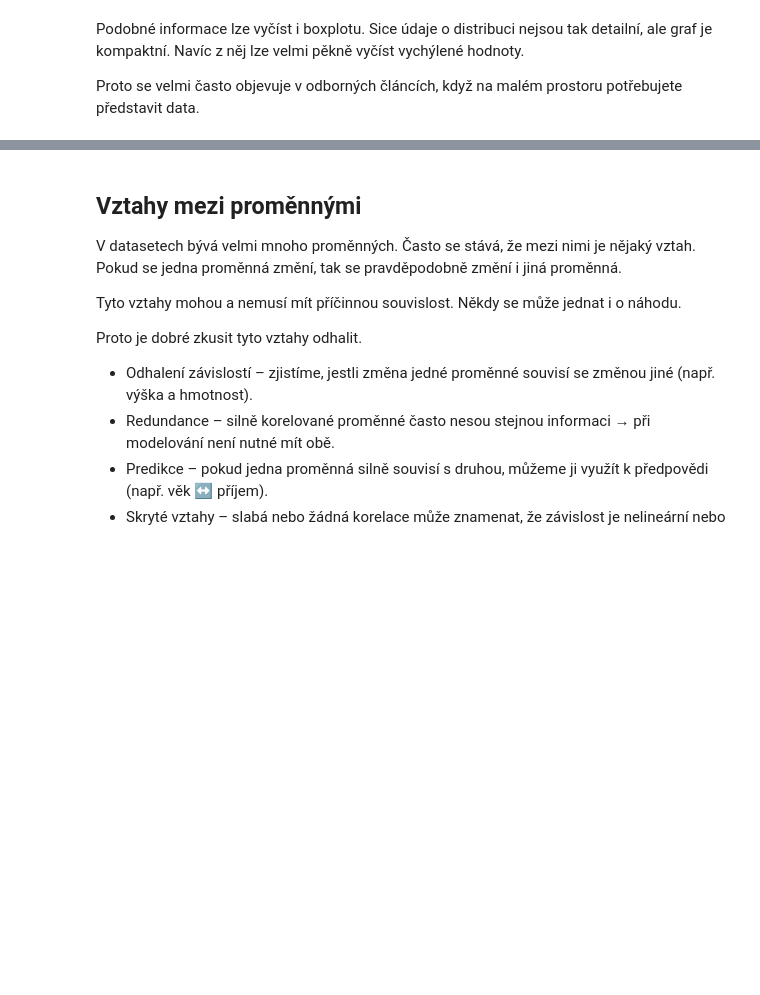
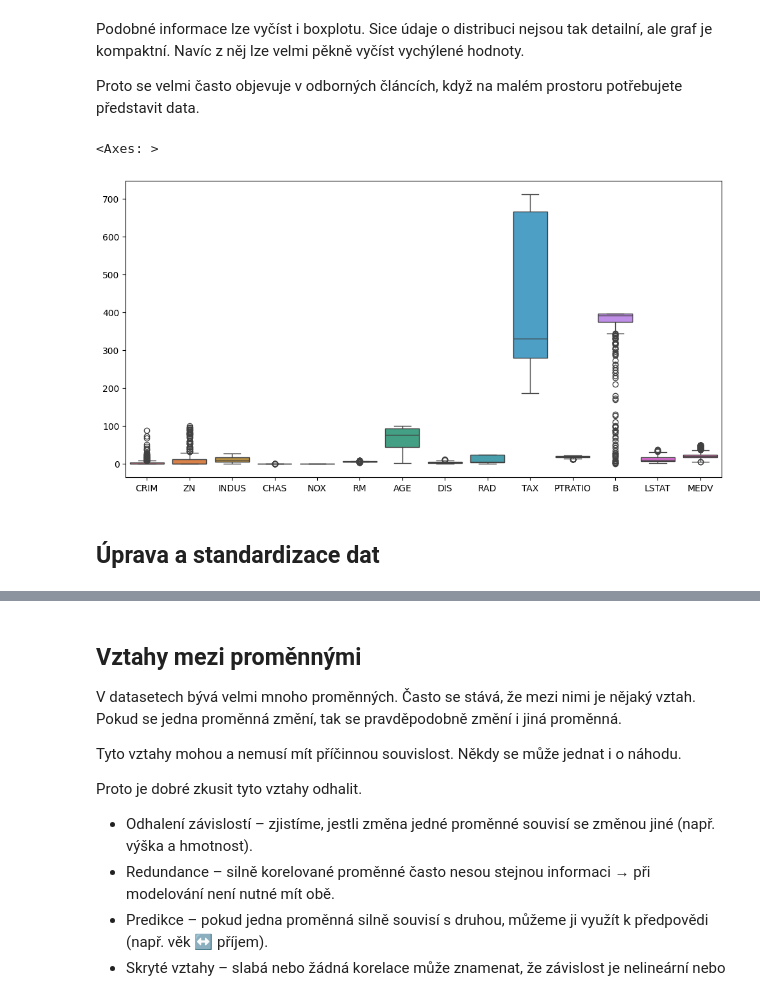
Before and after one commit to Pozdilek-Martin/BMLAI, a Jupyter notebook: 02_Dataset/02_C_analyza_data.ipynb, the cells around one changed output, grey strips where cells are left out. Drawn from its saved outputs; the diff is of its cells as text; code cells hidden in the pictures; blank space fills up the shorter version.

```diff
--- a/02_Dataset/02_C_analyza_data.ipynb
+++ b/02_Dataset/02_C_analyza_data.ipynb
@@ -40,7 +40,7 @@ Dataset features
 # %%
 import pandas as pd
 # %%
-data = pd.read_csv ("..\\dataset\\HousingData.csv")
+data = pd.read_csv (r"..\dataset\HousingData.csv")
 # %% [markdown]
 Podíváme se na strukturu souboru.
 # %%
@@ -114,4 +179,9 @@ Podobné informace lze vyčíst i boxplotu. Sice údaje o distribuci nejsou tak
 Proto se velmi často objevuje v odborných článcích, když na malém prostoru potřebujete představit data.
 # %%
 plt.figure(figsize=(12, 6))
-sns.boxplot(data=data, )
+sns.boxplot(data=data)
+# %% [output]
+<Axes: >
+[figure, added]
+# %% [markdown]
+## Úprava a standardizace dat
```
Also changed, not shown: parts of 65 cells of this notebook, 3 other files.
